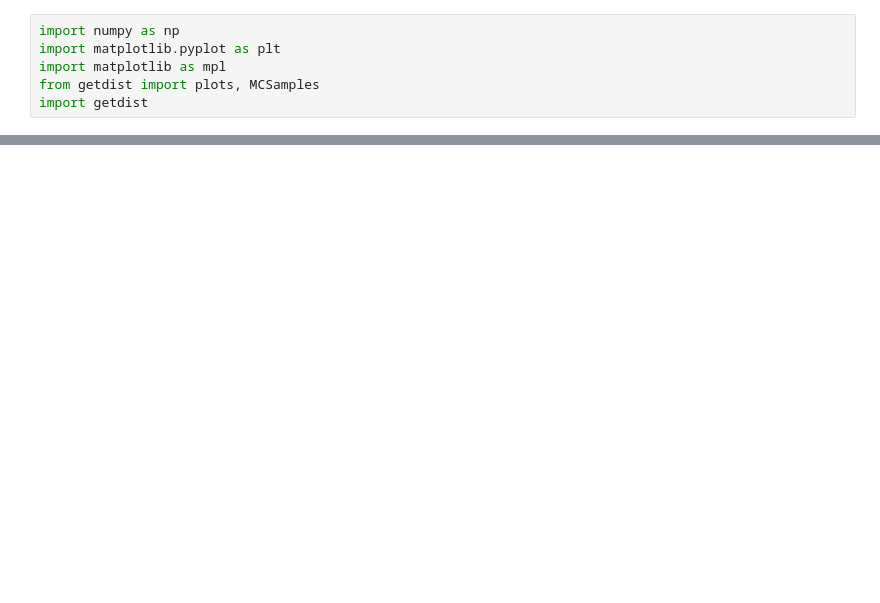
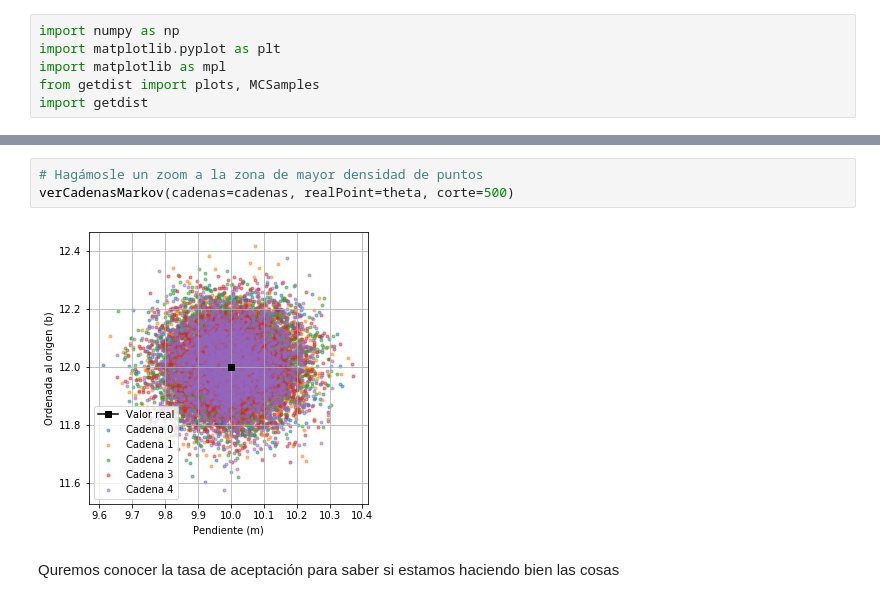
Before and after one commit to DCIDA2019/da2020-BubuDavid, a Jupyter notebook: Semana10/Quarantine_Class_03.ipynb, the cells around one changed output, grey strips where cells are left out. Drawn from its saved outputs; the diff is of its cells as text; blank space fills up the shorter version.

```diff
--- a/Semana10/Quarantine_Class_03.ipynb
+++ b/Semana10/Quarantine_Class_03.ipynb
@@ -158,0 +384,7 @@ plt.show()
+# %%
+# Hagámosle un zoom a la zona de mayor densidad de puntos
+verCadenasMarkov(cadenas=cadenas, realPoint=theta, corte=500)
+# %% [output]
+[figure, added]
+# %% [markdown]
+Quremos conocer la tasa de aceptación para saber si estamos haciendo bien las cosas
```
Also changed, not shown: parts of 57 cells of this notebook, 3 other files.
